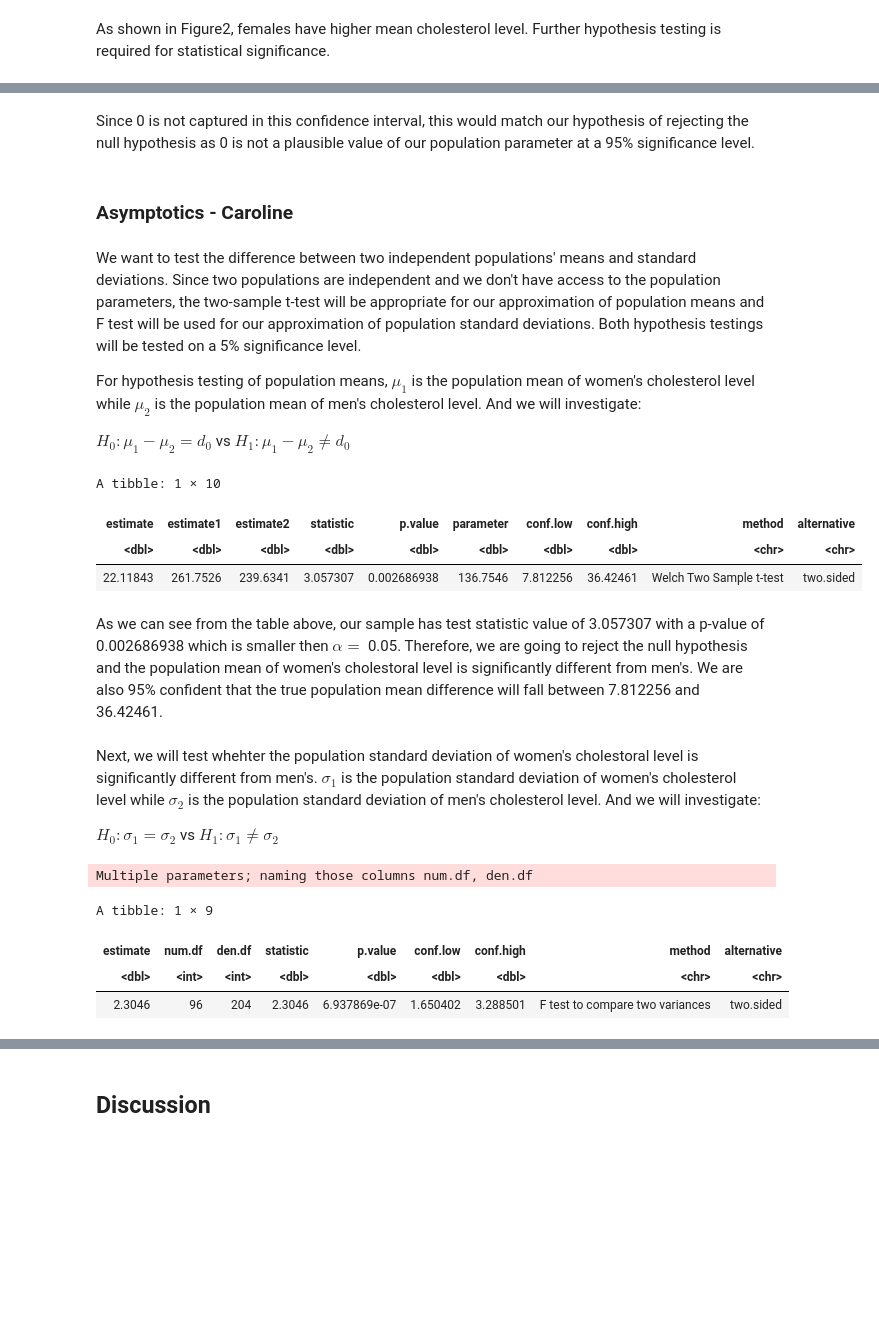
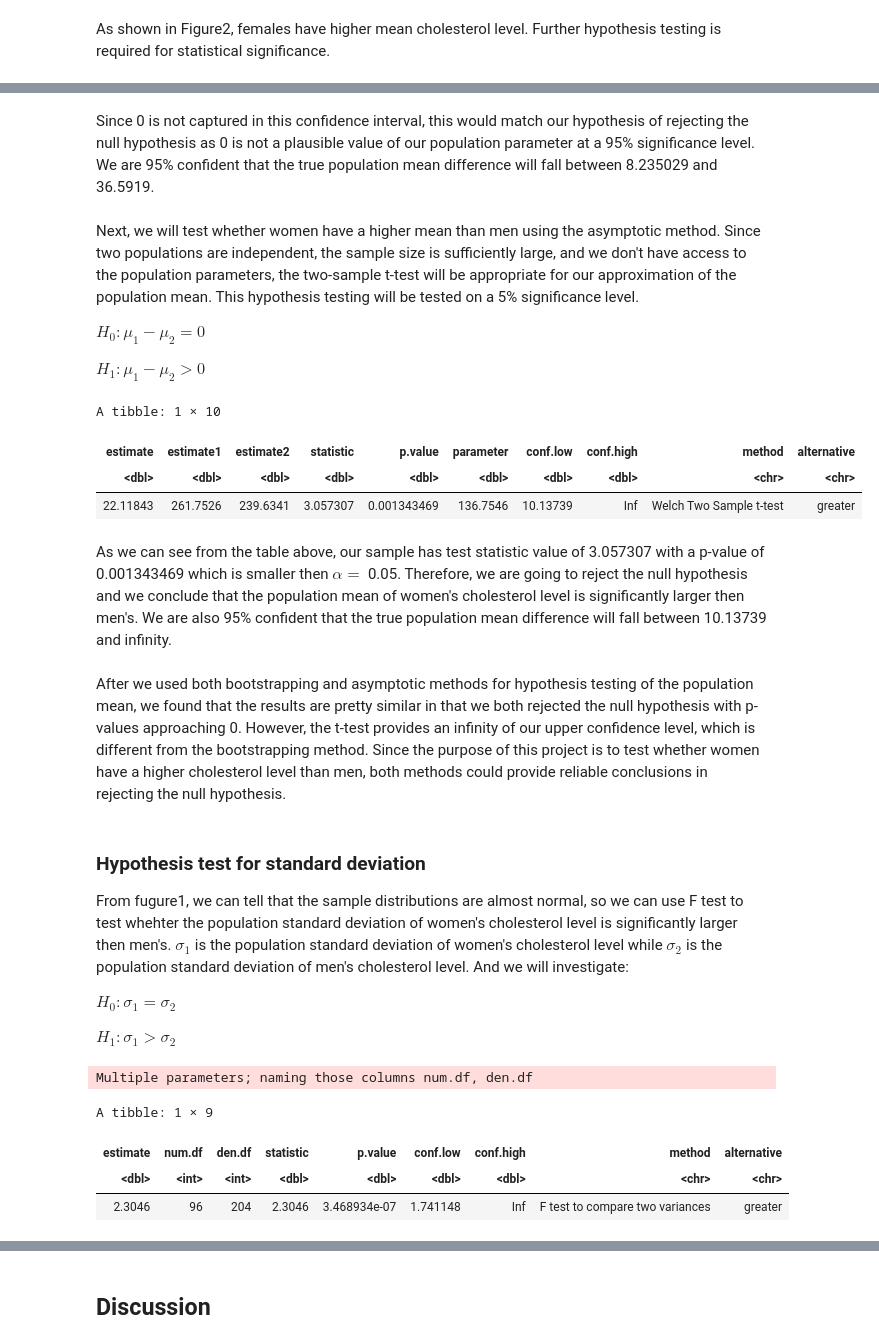
Before and after one commit to kzhang0113/STAT-201-Group-10-Project-, a Jupyter notebook: Final Report.ipynb, the cells around one changed output, grey strips where cells are left out. Saved outputs shown, nothing was run; the diff lists cells and outputs as text; code cells hidden in the pictures; blank space fills up the shorter version.

Commit message:
updated method and results part

```diff
--- a/Final Report.ipynb
+++ b/Final Report.ipynb
@@ -246,46 +252,47 @@ A tibble: 1 × 2
 # %% [markdown]
-Since 0 is not captured in this confidence interval, this would match our hypothesis of rejecting the null hypothesis as 0 is not a plausible value of our population parameter at a 95% significance level.
+Since 0 is not captured in this confidence interval, this would match our hypothesis of rejecting the null hypothesis as 0 is not a plausible value of our population parameter at a 95% significance level. We are 95% confident that the true population mean difference will fall between 8.235029 and 36.5919.
-# %% [markdown]
-### Asymptotics - Caroline
 # %% [markdown]
-We want to test the difference between two independent populations' means and standard deviations. Since two populations are independent and we don't have access to the population parameters, the two-sample t-test will be appropriate for our approximation of population means and F test will be used for our approximation of population standard deviations. Both hypothesis testings will be tested on a 5% significance level.
+Next, we will test whether women have a higher mean than men using the asymptotic method. Since two populations are independent, the sample size is sufficiently large, and we don't have access to the population parameters, the two-sample t-test will be appropriate for our approximation of the population mean. This hypothesis testing will be tested on a 5% significance level.
 
-For hypothesis testing of population means, $\mu_1$ is the population mean of women's cholesterol level while $\mu_2$ is the population mean of men's cholesterol level. And we will investigate:
+$H_0: \mu_1 - \mu_2 = 0$
 
-$H_0: \mu_1 - \mu_2 = d_0$ vs $H_1: \mu_1 - \mu_2 \neq d_0$
+$H_1: \mu_1 - \mu_2 > 0$
 # %%
 mean_t_test <-
     tidy(
         t.test(chol ~ sex, data = chol_sex,
-               alternative = "two.sided")
+               alternative = "greater")
     )
 
 mean_t_test
 # %% [output]
 A tibble: 1 × 10
 | estimate | estimate1 | estimate2 | statistic | p.value | parameter | conf.low | conf.high | method | alternative |
 | <dbl> | <dbl> | <dbl> | <dbl> | <dbl> | <dbl> | <dbl> | <dbl> | <chr> | <chr> |
-| 22.11843 | 261.7526 | 239.6341 | 3.057307 | 0.002686938 | 136.7546 | 7.812256 | 36.42461 | Welch Two Sample t-test | two.sided |
+| 22.11843 | 261.7526 | 239.6341 | 3.057307 | 0.001343469 | 136.7546 | 10.13739 | Inf | Welch Two Sample t-test | greater |
 # %% [markdown]
-As we can see from the table above, our sample has test statistic value of 3.057307 with a p-value of 0.002686938 which is smaller then $\alpha = $ 0.05. Therefore, we are going to reject the null hypothesis and the population mean of women's cholestoral level is significantly different from men's. We are also 95% confident that the true population mean difference will fall between 7.812256 and 36.42461.
+As we can see from the table above, our sample has test statistic value of 3.057307 with a p-value of 0.001343469 which is smaller then $\alpha = $ 0.05. Therefore, we are going to reject the null hypothesis and we conclude that the population mean of women's cholesterol level is significantly larger then men's. We are also 95% confident that the true population mean difference will fall between 10.13739 and infinity.
+# %% [markdown]
+After we used both bootstrapping and asymptotic methods for hypothesis testing of the population mean, we found that the results are pretty similar in that we both rejected the null hypothesis with p-values approaching 0. However, the t-test provides an infinity of our upper confidence level, which is different from the bootstrapping method. Since the purpose of this project is to test whether women have a higher cholesterol level than men, both methods could provide reliable conclusions in rejecting the null hypothesis.
 # %% [markdown]
-Next, we will test whehter the population standard deviation of women's cholestoral level is significantly different from men's. $\sigma_1$ is the population standard deviation of women's cholesterol level while $\sigma_2$ is the population standard deviation of men's cholesterol level. And we will investigate:
+### Hypothesis test for standard deviation
+From fugure1, we can tell that the sample distributions are almost normal, so we can use F test to test whehter the population standard deviation of women's cholesterol level is significantly larger then men's. $\sigma_1$ is the population standard deviation of women's cholesterol level while $\sigma_2$ is the population standard deviation of men's cholesterol level. And we will investigate:
 
-$H_0: \sigma_1 = \sigma_2$ vs $H_1: \sigma_1 \neq \sigma_2$
+$H_0: \sigma_1 = \sigma_2$
+
+$H_1: \sigma_1 > \sigma_2$
 # %%
 var_f_test <-
     tidy(
     var.test(chol ~ sex, data = chol_sex,
-         alternative = "two.sided")
+         alternative = "greater")
         )
 
 var_f_test
-
-#aaaaaaa
 # %% [output]
 Multiple parameters; naming those columns num.df, den.df
 A tibble: 1 × 9
 | estimate | num.df | den.df | statistic | p.value | conf.low | conf.high | method | alternative |
 | <dbl> | <int> | <int> | <dbl> | <dbl> | <dbl> | <dbl> | <chr> | <chr> |
-| 2.3046 | 96 | 204 | 2.3046 | 6.937869e-07 | 1.650402 | 3.288501 | F test to compare two variances | two.sided |
+| 2.3046 | 96 | 204 | 2.3046 | 3.468934e-07 | 1.741148 | Inf | F test to compare two variances | greater |
 # %% [markdown]
```
Also changed, not shown: parts of 11 cells of this notebook.
